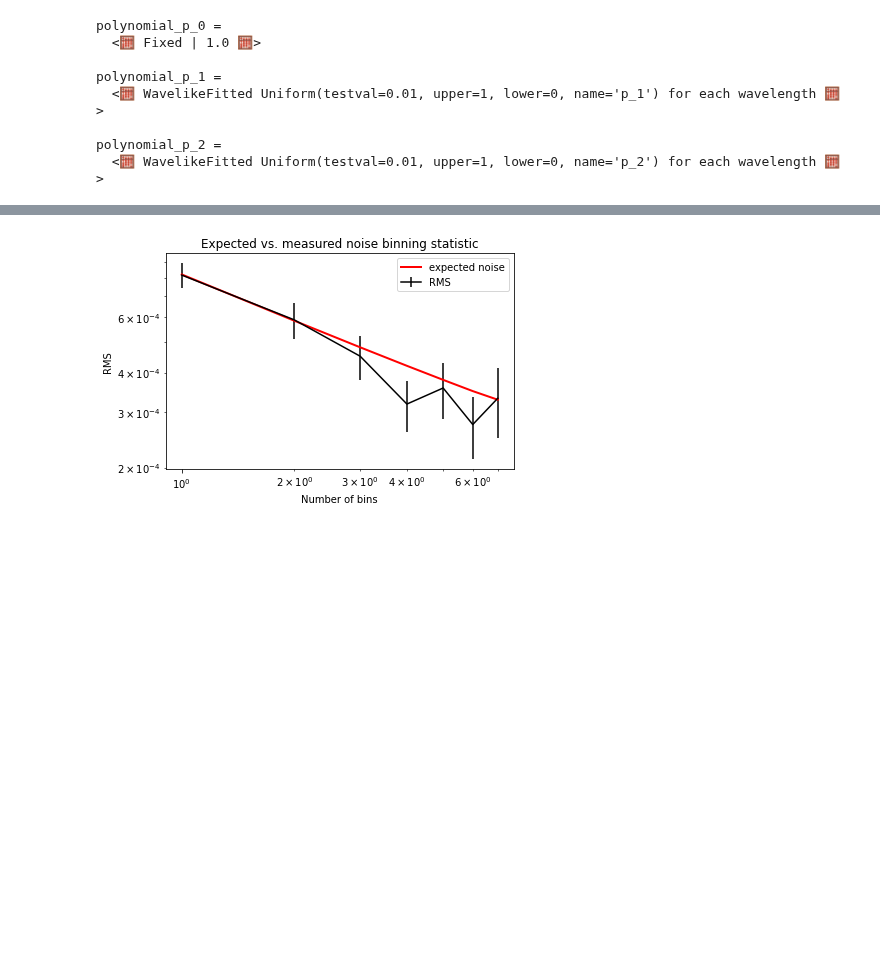
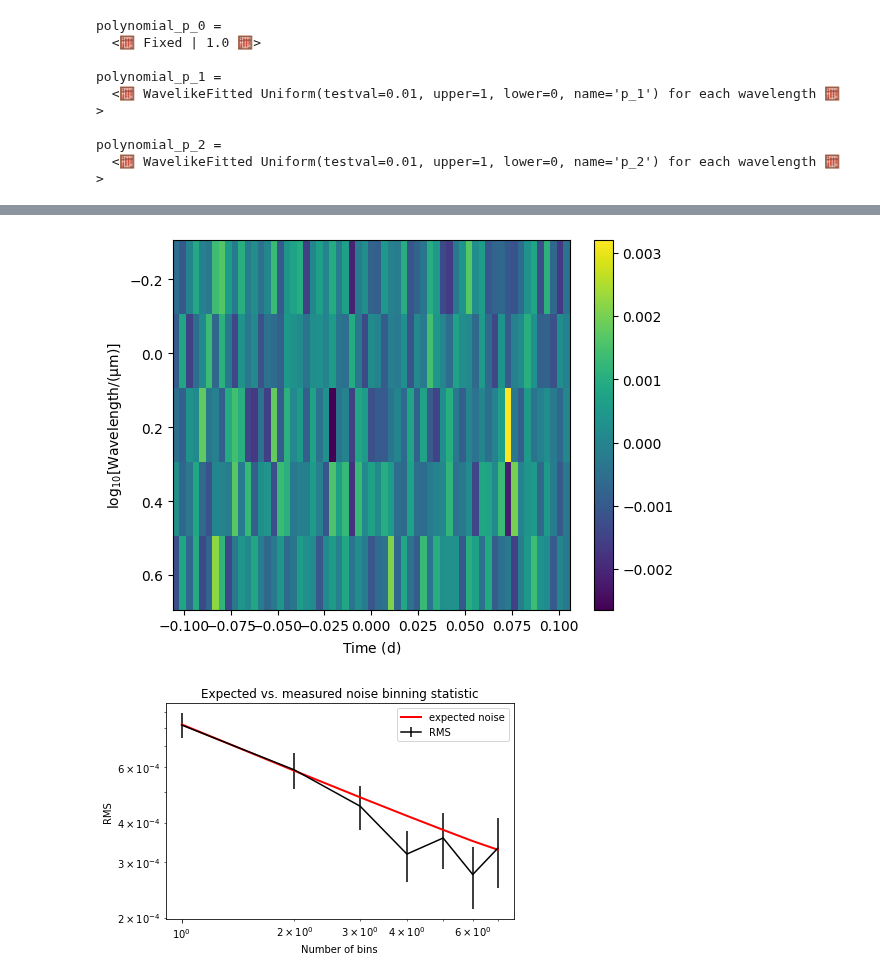
Before and after one commit to catrionamurray/chromatic_fitting, a Jupyter notebook: docs/tutorial_for_polynomial_fitting.ipynb, the cells around one changed output, grey strips where cells are left out. Saved outputs shown, nothing was run; the diff lists cells and outputs as text; code cells hidden in the pictures; blank space fills up the shorter version.

```diff
--- a/docs/tutorial_for_polynomial_fitting.ipynb
+++ b/docs/tutorial_for_polynomial_fitting.ipynb
@@ -107,3 +128,8 @@ b.data.imshow(quantity='residuals-0');
+# %%
+b.data.fluxlike['resid'] = b.data.flux - b.data.fluxlike['fit_polynomial_model']
+b.data.imshow(quantity='resid');
+# %% [output]
+[figure, added]
 # %%
 for i in range(5):
     red_noise, white_noise, beta = noise_calculator(b.data.fluxlike['residuals-0'][i])
```
Also changed, not shown: parts of 15 cells of this notebook, 25 other files.
